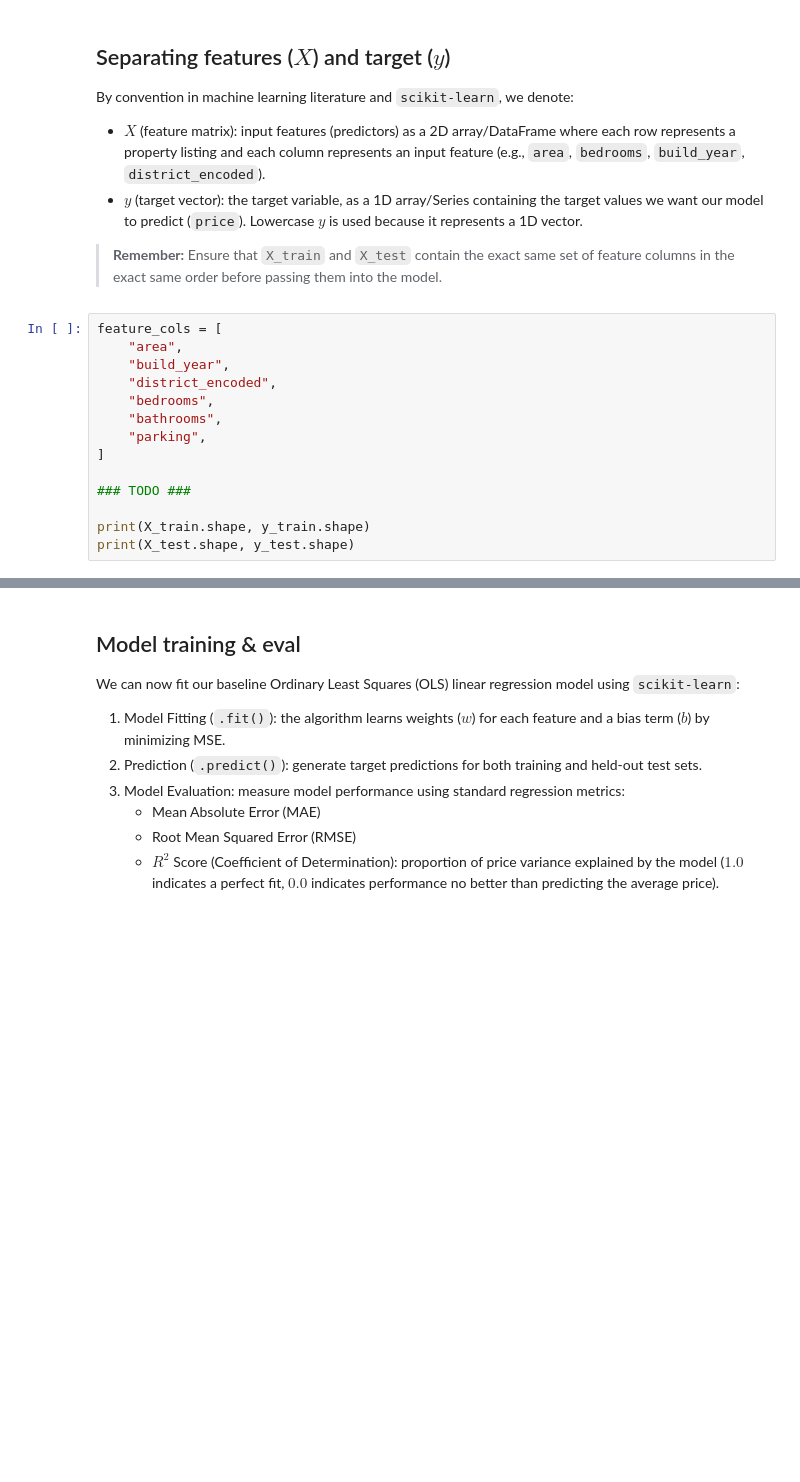
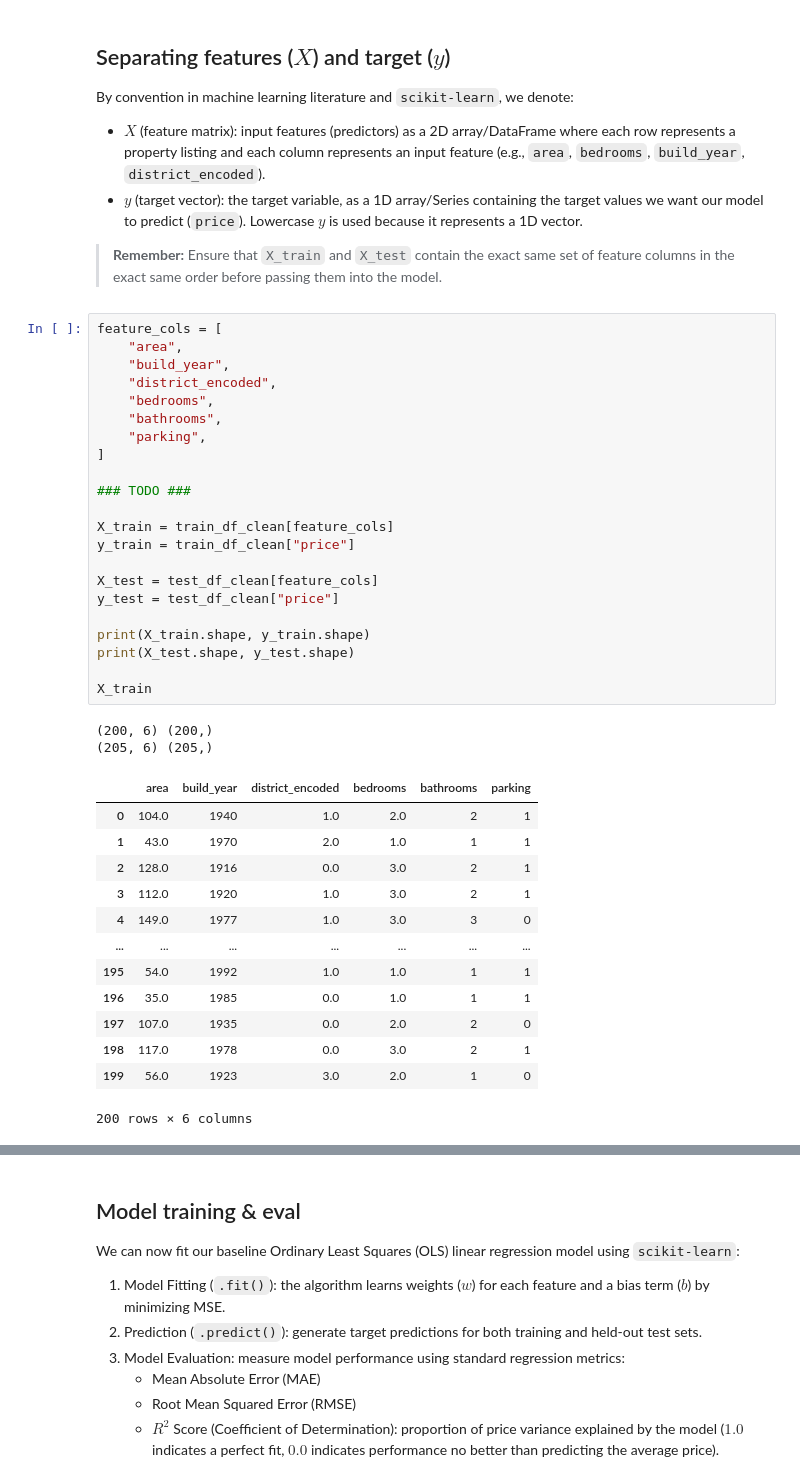
Before and after one commit to jakubs692/University, a Jupyter notebook: DNN/dnn01-EDA.ipynb, the cells around one changed output, grey strips where cells are left out. Drawn from its saved outputs; the diff is of its cells as text; blank space fills up the shorter version.

```diff
--- a/DNN/dnn01-EDA.ipynb
+++ b/DNN/dnn01-EDA.ipynb
@@ -101,17 +186,41 @@ By convention in machine learning literature and `scikit-learn`, we denote:
 # %%
 feature_cols = [
     "area",
     "build_year",
     "district_encoded",
     "bedrooms",
     "bathrooms",
     "parking",
 ]
 
 ### TODO ###
 
+X_train = train_df_clean[feature_cols]
+y_train = train_df_clean["price"]
+
+X_test = test_df_clean[feature_cols]
+y_test = test_df_clean["price"]
+
 print(X_train.shape, y_train.shape)
 print(X_test.shape, y_test.shape)
+
+X_train
+# %% [output]
+(200, 6) (200,)
+(205, 6) (205,)
+|  | area | build_year | district_encoded | bedrooms | bathrooms | parking |
+| 0 | 104.0 | 1940 | 1.0 | 2.0 | 2 | 1 |
+| 1 | 43.0 | 1970 | 2.0 | 1.0 | 1 | 1 |
+| 2 | 128.0 | 1916 | 0.0 | 3.0 | 2 | 1 |
+| 3 | 112.0 | 1920 | 1.0 | 3.0 | 2 | 1 |
+| 4 | 149.0 | 1977 | 1.0 | 3.0 | 3 | 0 |
+| ... | ... | ... | ... | ... | ... | ... |
+| 195 | 54.0 | 1992 | 1.0 | 1.0 | 1 | 1 |
+| 196 | 35.0 | 1985 | 0.0 | 1.0 | 1 | 1 |
+| 197 | 107.0 | 1935 | 0.0 | 2.0 | 2 | 0 |
+| 198 | 117.0 | 1978 | 0.0 | 3.0 | 2 | 1 |
+| 199 | 56.0 | 1923 | 3.0 | 2.0 | 1 | 0 |
+200 rows × 6 columns
 # %%
 # You could transform to numpy arrays if you want, but it's easier to mistake columns then.
 np.array(X_train)[:3]
```
Also changed, not shown: parts of 25 cells of this notebook.
